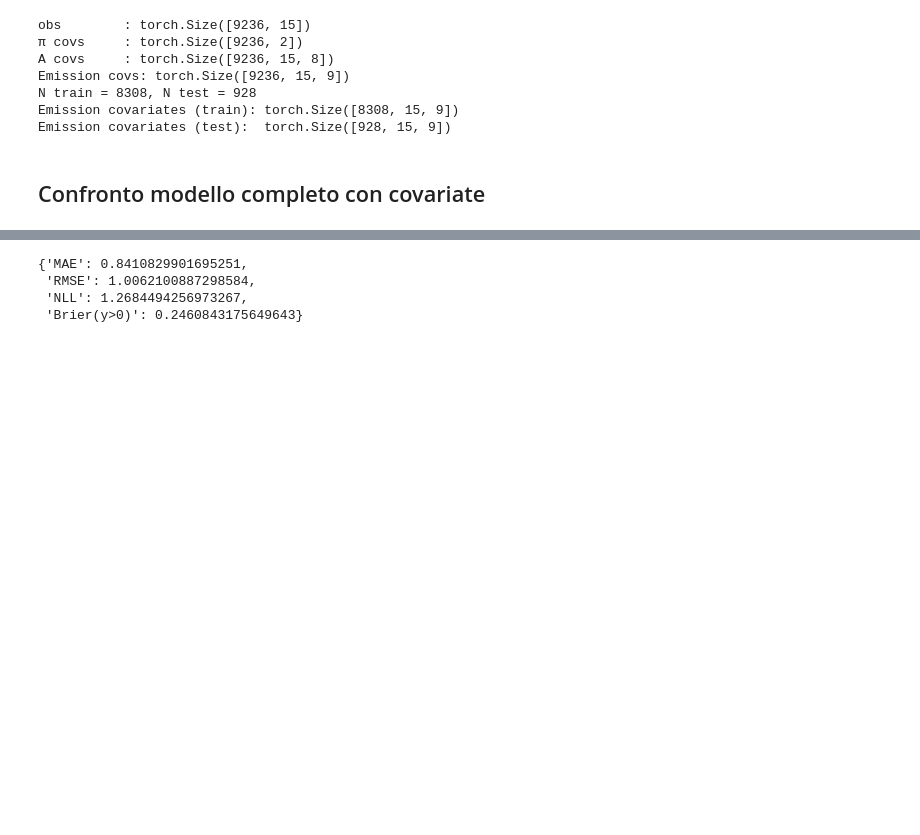
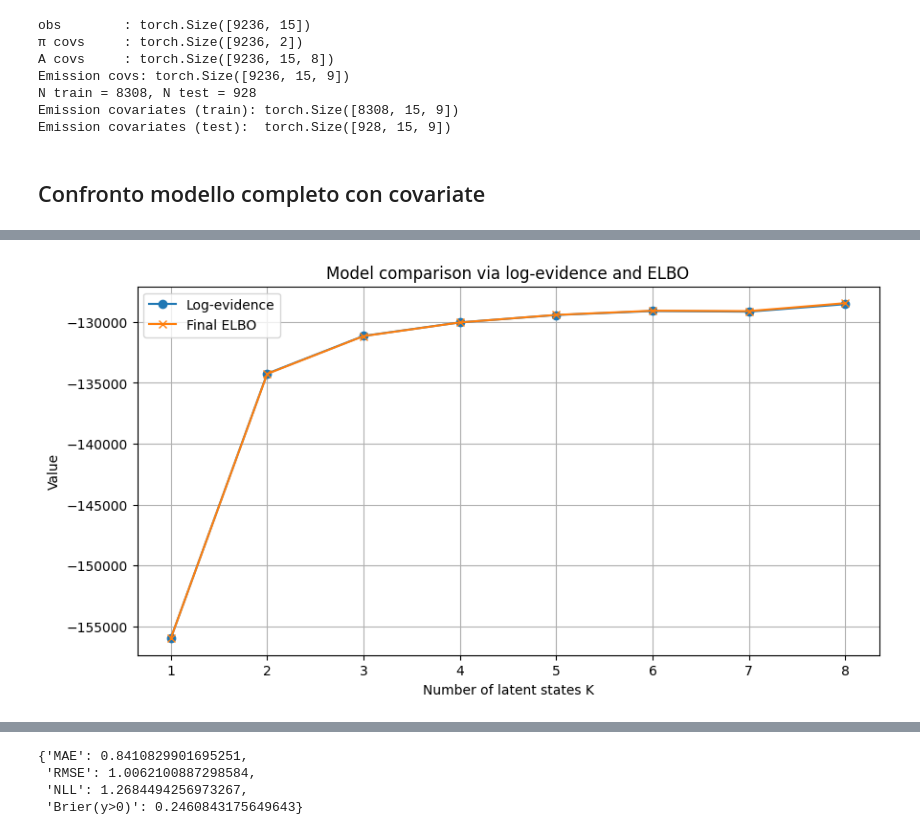
Before and after one commit to erikdeluca/Blood-Donors, a Jupyter notebook: notebooks/Number of latent state 2.ipynb, the cells around one changed output, grey strips where cells are left out. Saved outputs shown, nothing was run; the diff lists cells and outputs as text; code cells hidden in the pictures; blank space fills up the shorter version.

```diff
--- a/notebooks/Number of latent state 2.ipynb
+++ b/notebooks/Number of latent state 2.ipynb
@@ -620,13 +471,0 @@ plots['coeffs']
-# %%
-pyro.get_param_store().set_state(best_params[5])
-
-def softmax_row(v):
-    e = np.exp(v - np.max(v, axis=-1, keepdims=True))
-    return e / e.sum(axis=-1, keepdims=True)
-
-# 1) Extract learned parameters
-pi_base = pyro.param("pi_base_map").detach().cpu().numpy()      # (K,) simplex
-A_base  = pyro.param("A_base_map").detach().cpu().numpy()       # (K, K) rows on simplex
-W_pi    = pyro.param("W_pi").detach().cpu().numpy()             # (K, C_pi)
-W_A     = pyro.param("W_A").detach().cpu().numpy()              # (K, K, C_A)
-beta_em = pyro.param("beta_em").detach().cpu().numpy()          # (K, 1 + C_em) if intercept first
@@ -743,0 +534,59 @@ step   90: loss=10650.430
+# %%
+def train_and_evaluate_cov(obs_torch, x_pi, x_A, x_em, K_list, n_steps=500, lr=2e-3):
+    log_evidences = []
+    final_elbos = []   # qui salvo gli ELBO finali per ogni K
+
+    for K in K_list:
+        print(f"\n=== Training HMM with K={K} states ===")
+
+        # crea modello e guida
+        model, guide = make_hmm_model_and_guide_cov(K)
+
+        # resetta ParamStore
+        pyro.clear_param_store()
+
+        svi = SVI(model, guide,
+                  Adam({"lr": lr}),
+                  loss=TraceEnum_ELBO(max_plate_nesting=1))
+
+        losses = []
+        for step in range(n_steps):
+            loss = svi.step(obs_torch, x_pi, x_A, x_em)
+            losses.append(loss)
+            if step % 50 == 0:
+                print(f"K={K} | step {step:4d}  ELBO = {loss:,.0f}")
+
+        # ELBO finale (prendiamo l'ultimo valore di loss, che è -ELBO)
+        final_elbo_val = -losses[-1]
+        final_elbos.append(final_elbo_val)
+
+        # # estrai parametri puntuali
+        # pi_mean, A_mean, rates_mean = extract_posterior_point_estimates_cov()
+
+        # params = {
+        #     "pi_hat": torch.tensor(pi_mean, dtype=torch.float32),
+        #     "A_hat": torch.tensor(A_mean, dtype=torch.float32),
+        #     "rates_hat": torch.tensor(rates_mean, dtype=torch.float32)
+        # }
+
+        # calcola log-likelihood / evidenza
+        log_evidence_val = forward_loglik_cov(obs_torch, x_pi, x_A, x_em).sum()
+        log_evidences.append(log_evidence_val)
+        print(f"Log-evidence K={K}: {log_evidence_val:.2f}")
+        print(f"Final ELBO    K={K}: {final_elbo_val:.2f}")
+
+    # plot
+    plt.figure(figsize=(10,5))
+    plt.plot(K_list, log_evidences, marker='o', label="Log-evidence")
+    plt.plot(K_list, final_elbos, marker='x', label="Final ELBO")
+    plt.xlabel("Number of latent states K")
+    plt.ylabel("Value")
+    plt.title("Model comparison via log-evidence and ELBO")
+    plt.legend()
+    plt.grid(True)
+    plt.show()
+
+    return K_list, log_evidences, final_elbos
+K_list = range(1, 9)
+K_list, log_evidences, final_elbos = train_and_evaluate_cov(obs_torch, cov_init_torch, cov_tran_torch, cov_emiss_torch, K_list, n_steps=500, lr=2e-3)
+# %% [output]
@@ -743,0 +610 @@ step   90: loss=10650.430
+[figure, added]
```
Also changed, not shown: parts of 29 cells of this notebook, 8 other files.
